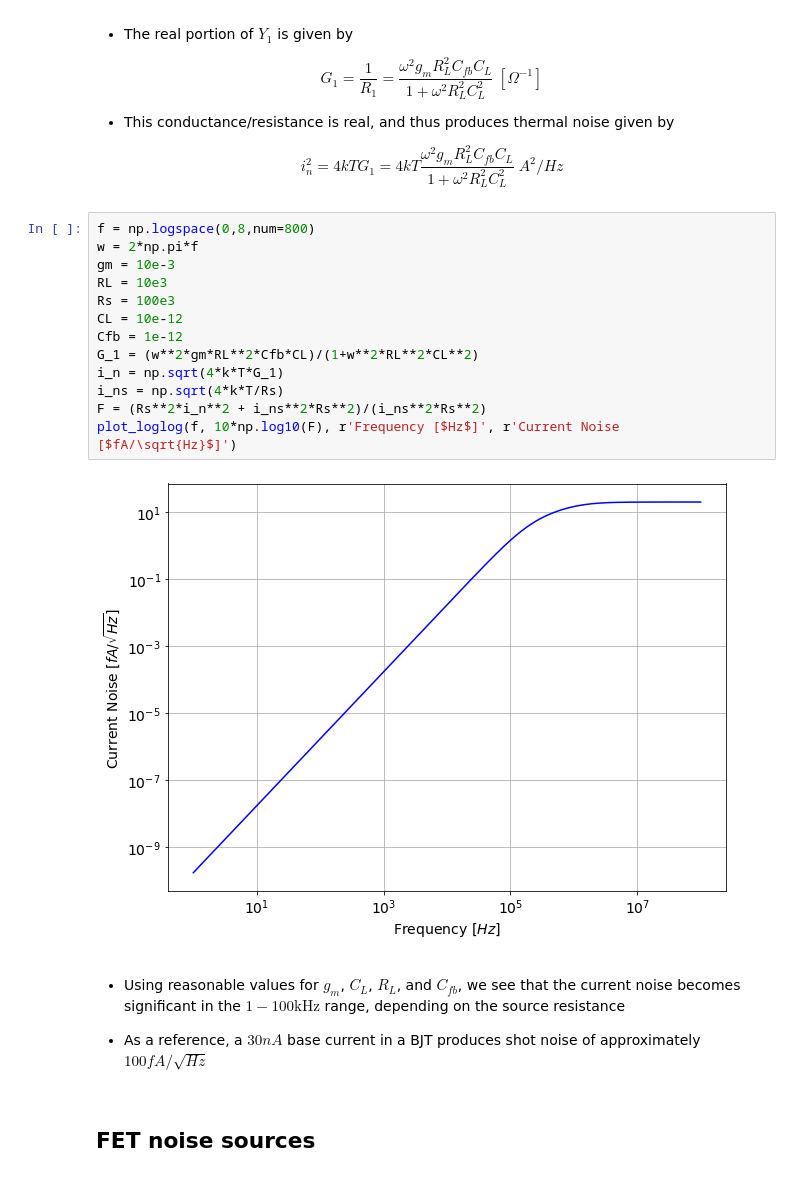
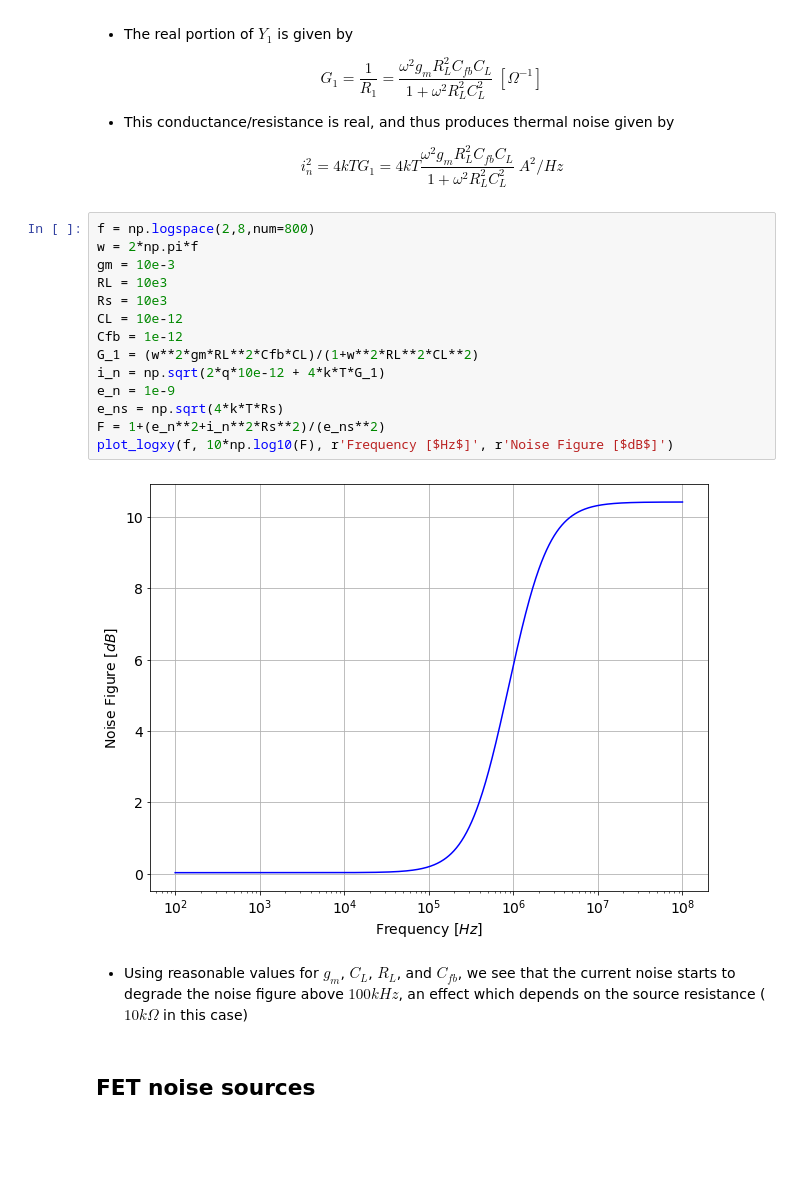
Before and after one commit to uw-analog/ee538-spring2021, a Jupyter notebook: Lecture/2021_4_21_EE538_Lecture4_FET_noise.ipynb, the cells around one changed output. Cells and saved outputs as stored; diff of their text form; blank space fills up the shorter version.

```diff
--- a/Lecture/2021_4_21_EE538_Lecture4_FET_noise.ipynb
+++ b/Lecture/2021_4_21_EE538_Lecture4_FET_noise.ipynb
@@ -605,24 +605,23 @@ G_1 = \dfrac{1}{R_1} =  \dfrac{\omega^2g_mR_L^2C_{fb}C_L}{1+\omega^2R_L^2C_L^2}
 i_n^2 = 4kTG_1 = 4kT\dfrac{\omega^2g_mR_L^2C_{fb}C_L}{1+\omega^2R_L^2C_L^2} \; A^2/Hz
 \end{equation}
 # %%
-f = np.logspace(0,8,num=800)
+f = np.logspace(2,8,num=800)
 w = 2*np.pi*f
 gm = 10e-3
 RL = 10e3
-Rs = 100e3
+Rs = 10e3
 CL = 10e-12
 Cfb = 1e-12
 G_1 = (w**2*gm*RL**2*Cfb*CL)/(1+w**2*RL**2*CL**2)
-i_n = np.sqrt(4*k*T*G_1)
-i_ns = np.sqrt(4*k*T/Rs)
-F = (Rs**2*i_n**2 + i_ns**2*Rs**2)/(i_ns**2*Rs**2)
-plot_loglog(f, 10*np.log10(F), r'Frequency [$Hz$]', r'Current Noise [$fA/\sqrt{Hz}$]')
+i_n = np.sqrt(2*q*10e-12 + 4*k*T*G_1)
+e_n = 1e-9
+e_ns = np.sqrt(4*k*T*Rs)
+F = 1+(e_n**2+i_n**2*Rs**2)/(e_ns**2)
+plot_logxy(f, 10*np.log10(F), r'Frequency [$Hz$]', r'Noise Figure [$dB$]')
 # %% [output]
-[figure, old version]
+[figure, new version]
 # %% [markdown]
- - Using reasonable values for $g_m$, $C_L$, $R_L$, and $C_{fb}$, we see that the current noise becomes significant in the $1 - 100 \text{kHz} $ range, depending on the source resistance
-
- - As a reference, a $30nA$ base current in a BJT produces shot noise of approximately $100 fA/\sqrt{Hz}$
+ - Using reasonable values for $g_m$, $C_L$, $R_L$, and $C_{fb}$, we see that the current noise starts to degrade the noise figure above $100kHz$, an effect which depends on the source resistance ($10k\Omega$ in this case)
 # %% [markdown]
 
 ## FET noise sources
```
Also changed, not shown: parts of 2 cells of this notebook.
